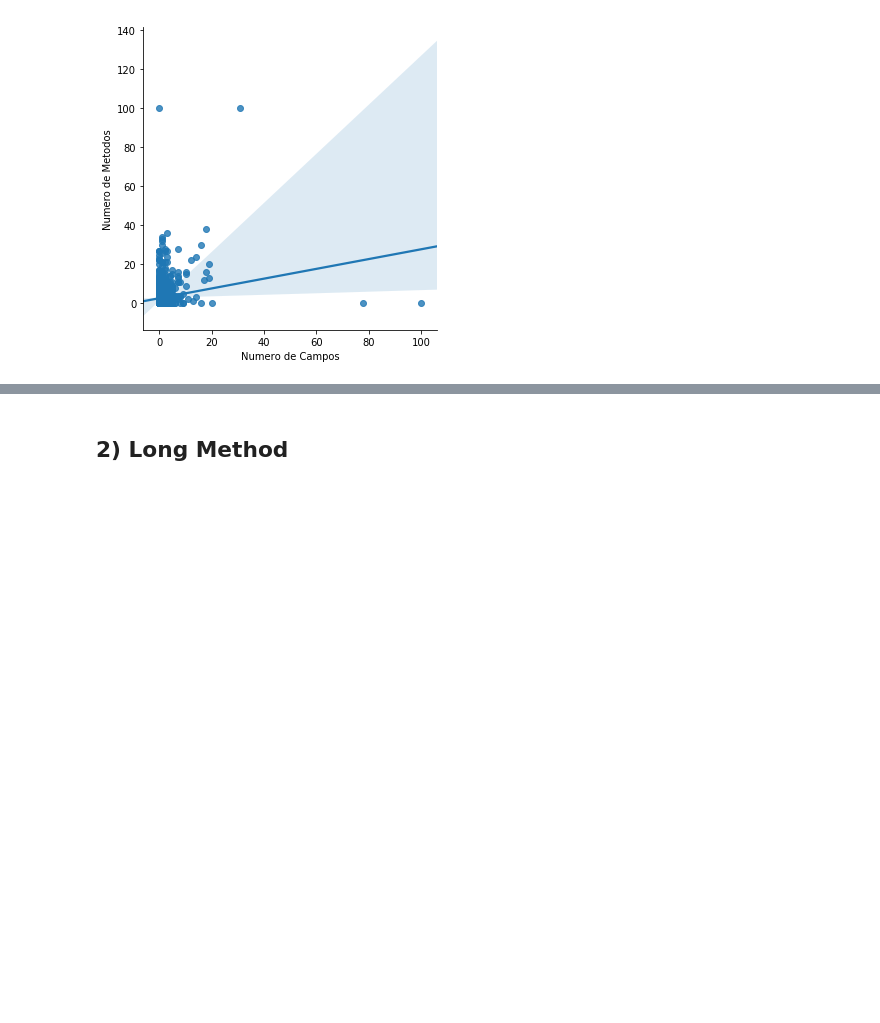
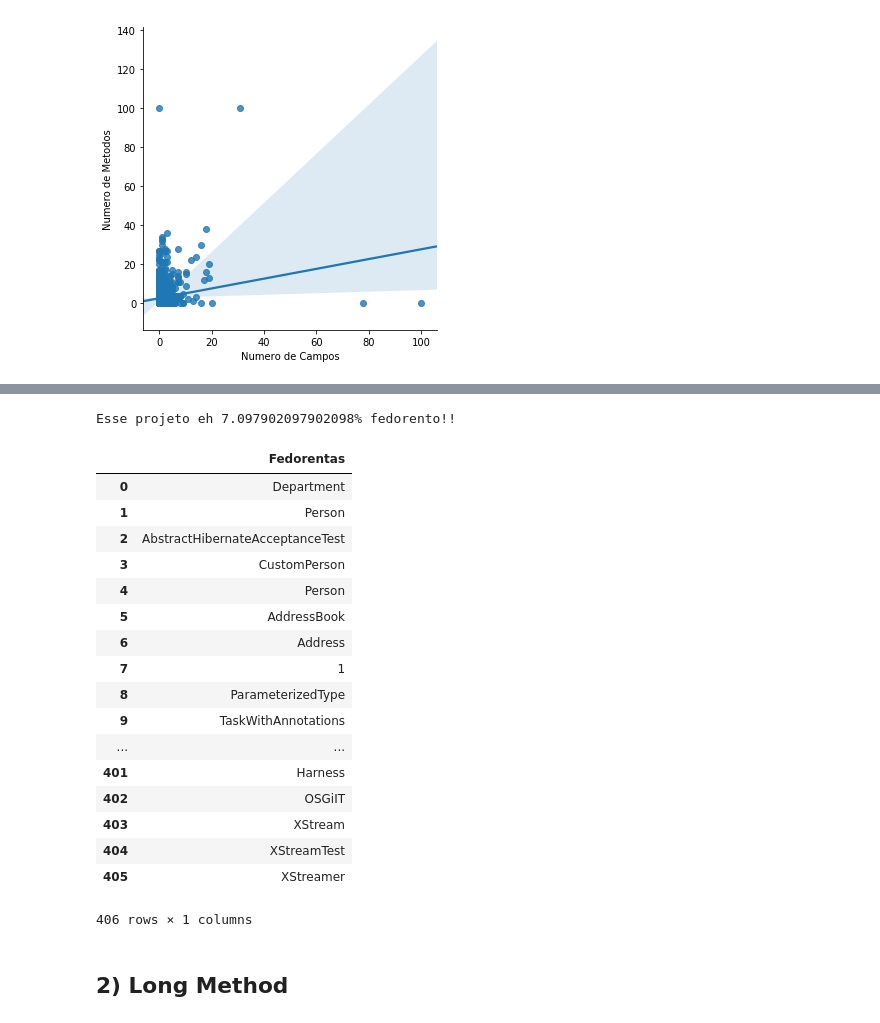
Before and after one commit to brunolmourao/mes-code-smells, a Jupyter notebook: LongLarge/LongLargeJupyter/CSDataAnalysis.ipynb, the cells around one changed output, grey strips where cells are left out. Saved outputs shown, nothing was run; the diff lists cells and outputs as text; code cells hidden in the pictures; blank space fills up the shorter version.

```diff
--- a/LongLarge/LongLargeJupyter/CSDataAnalysis.ipynb
+++ b/LongLarge/LongLargeJupyter/CSDataAnalysis.ipynb
@@ -276,3 +331,25 @@ plt.show()
+# %%
+finalLC(xsLC)
+# %% [output]
+Esse projeto eh 7.097902097902098% fedorento!!
+|  | Fedorentas |
+| 0 | Department |
+| 1 | Person |
+| 2 | AbstractHibernateAcceptanceTest |
+| 3 | CustomPerson |
+| 4 | Person |
+| 5 | AddressBook |
+| 6 | Address |
+| 7 | 1 |
+| 8 | ParameterizedType |
+| 9 | TaskWithAnnotations |
+| ... | ... |
+| 401 | Harness |
+| 402 | OSGiIT |
+| 403 | XStream |
+| 404 | XStreamTest |
+| 405 | XStreamer |
+406 rows × 1 columns
 # %% [markdown]
 ## 2) Long Method
 # %% [markdown]
```
Also changed, not shown: parts of 11 cells of this notebook.
